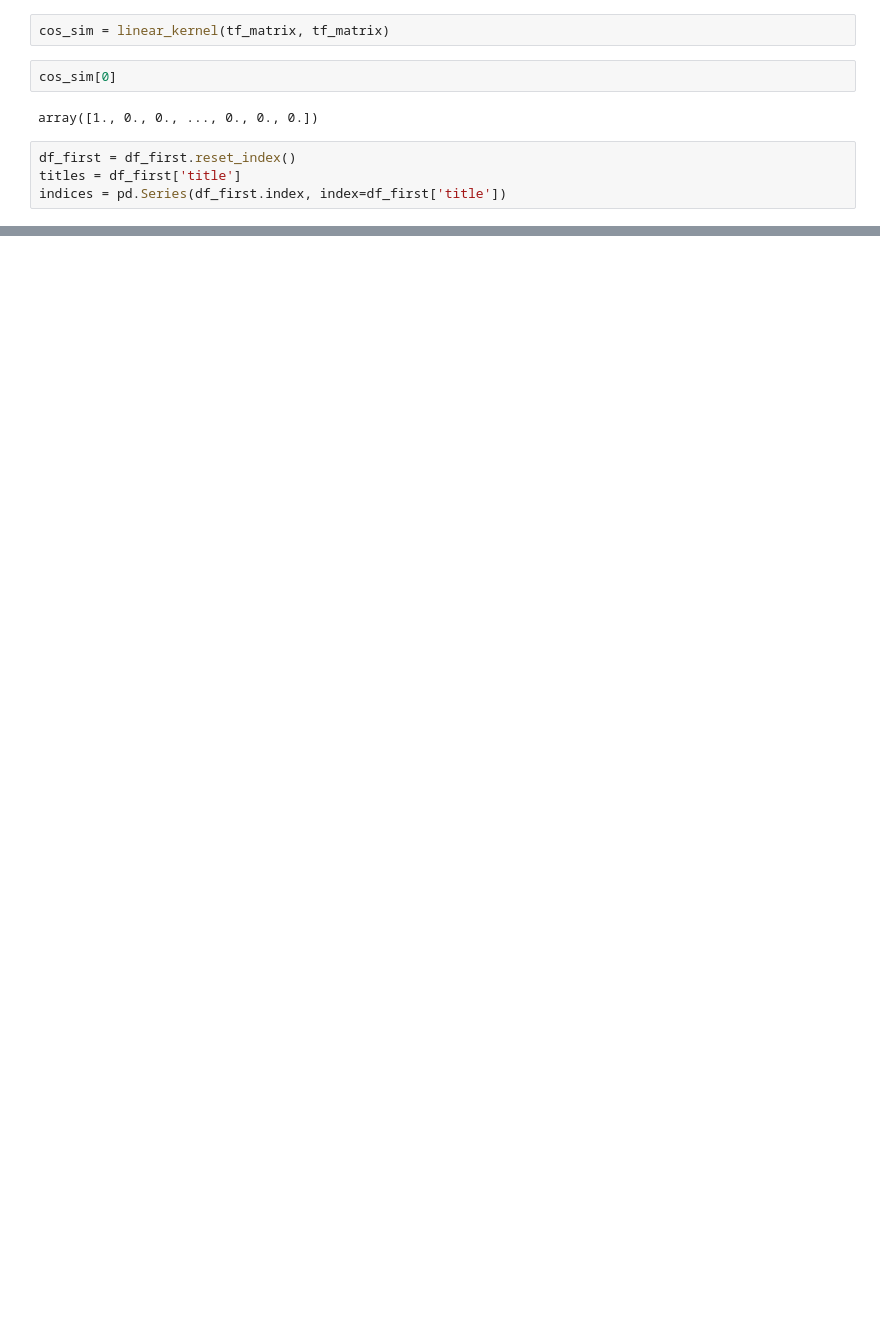
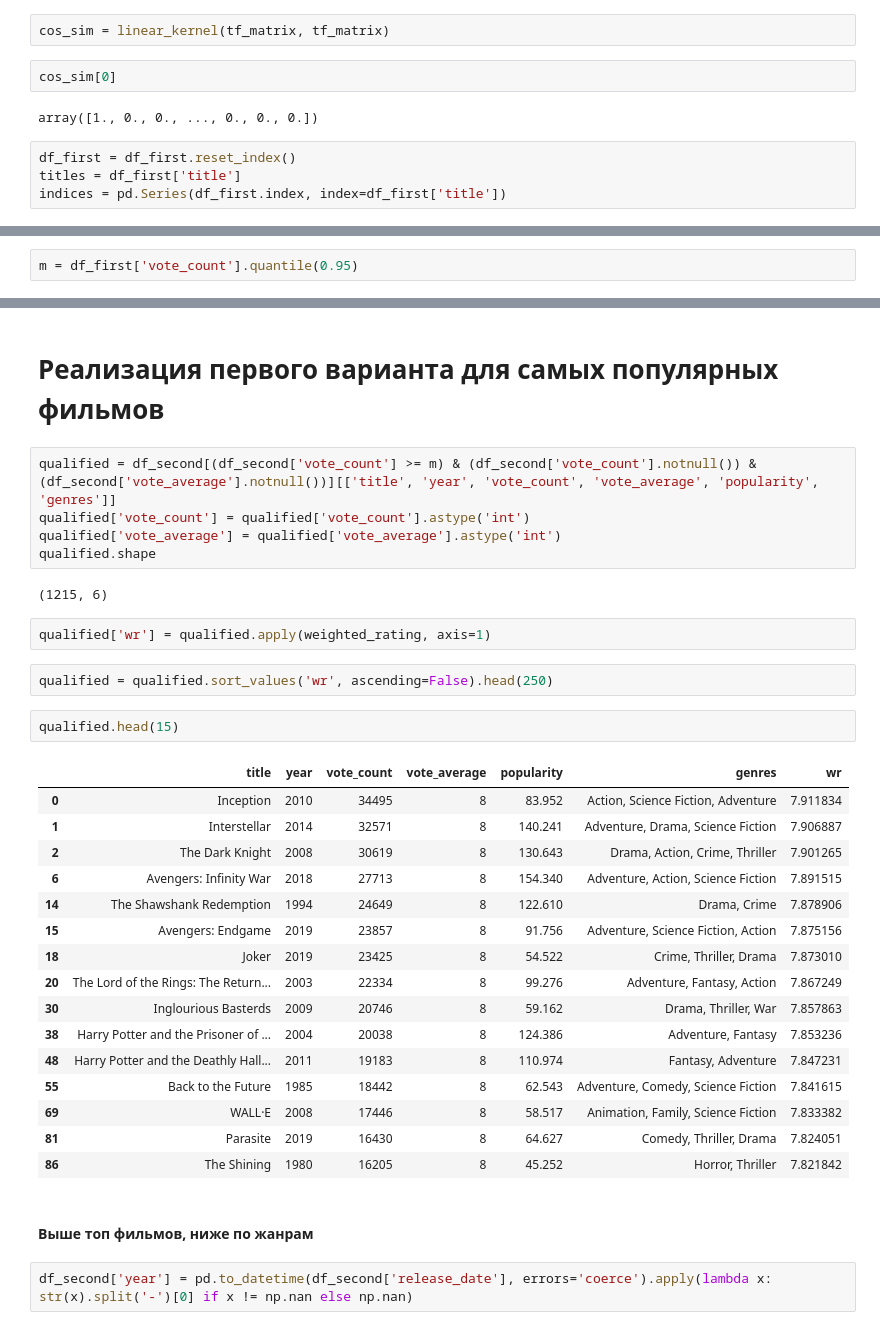
Before and after one commit to Joktun/Film-Reccomendation-System, a Jupyter notebook: reccom.ipynb, the cells around one changed output, grey strips where cells are left out. Saved outputs shown, nothing was run; the diff lists cells and outputs as text; blank space fills up the shorter version.

```diff
--- a/reccom.ipynb
+++ b/reccom.ipynb
@@ -154,0 +280,2 @@ Name: title, dtype: object
+# %%
+m = df_first['vote_count'].quantile(0.95)
@@ -154,0 +384,36 @@ Name: title, dtype: object
+# %% [markdown]
+# Реализация первого варианта для самых популярных фильмов
+# %%
+qualified = df_second[(df_second['vote_count'] >= m) & (df_second['vote_count'].notnull()) & (df_second['vote_average'].notnull())][['title', 'year', 'vote_count', 'vote_average', 'popularity', 'genres']]
+qualified['vote_count'] = qualified['vote_count'].astype('int')
+qualified['vote_average'] = qualified['vote_average'].astype('int')
+qualified.shape
+# %% [output]
+(1215, 6)
+# %%
+qualified['wr'] = qualified.apply(weighted_rating, axis=1)
+# %%
+qualified = qualified.sort_values('wr', ascending=False).head(250)
+# %%
+qualified.head(15)
+# %% [output]
+|  | title | year | vote_count | vote_average | popularity | genres | wr |
+| 0 | Inception | 2010 | 34495 | 8 | 83.952 | Action, Science Fiction, Adventure | 7.911834 |
+| 1 | Interstellar | 2014 | 32571 | 8 | 140.241 | Adventure, Drama, Science Fiction | 7.906887 |
+| 2 | The Dark Knight | 2008 | 30619 | 8 | 130.643 | Drama, Action, Crime, Thriller | 7.901265 |
+| 6 | Avengers: Infinity War | 2018 | 27713 | 8 | 154.340 | Adventure, Action, Science Fiction | 7.891515 |
+| 14 | The Shawshank Redemption | 1994 | 24649 | 8 | 122.610 | Drama, Crime | 7.878906 |
+| 15 | Avengers: Endgame | 2019 | 23857 | 8 | 91.756 | Adventure, Science Fiction, Action | 7.875156 |
+| 18 | Joker | 2019 | 23425 | 8 | 54.522 | Crime, Thriller, Drama | 7.873010 |
+| 20 | The Lord of the Rings: The Return... | 2003 | 22334 | 8 | 99.276 | Adventure, Fantasy, Action | 7.867249 |
+| 30 | Inglourious Basterds | 2009 | 20746 | 8 | 59.162 | Drama, Thriller, War | 7.857863 |
+| 38 | Harry Potter and the Prisoner of ... | 2004 | 20038 | 8 | 124.386 | Adventure, Fantasy | 7.853236 |
+| 48 | Harry Potter and the Deathly Hall... | 2011 | 19183 | 8 | 110.974 | Fantasy, Adventure | 7.847231 |
+| 55 | Back to the Future | 1985 | 18442 | 8 | 62.543 | Adventure, Comedy, Science Fiction | 7.841615 |
+| 69 | WALL·E | 2008 | 17446 | 8 | 58.517 | Animation, Family, Science Fiction | 7.833382 |
+| 81 | Parasite | 2019 | 16430 | 8 | 64.627 | Comedy, Thriller, Drama | 7.824051 |
+| 86 | The Shining | 1980 | 16205 | 8 | 45.252 | Horror, Thriller | 7.821842 |
+# %% [markdown]
+#### Выше топ фильмов, ниже по жанрам
+# %%
+df_second['year'] = pd.to_datetime(df_second['release_date'], errors='coerce').apply(lambda x: str(x).split('-')[0] if x != np.nan else np.nan)
```
Also changed, not shown: parts of 34 cells of this notebook.
